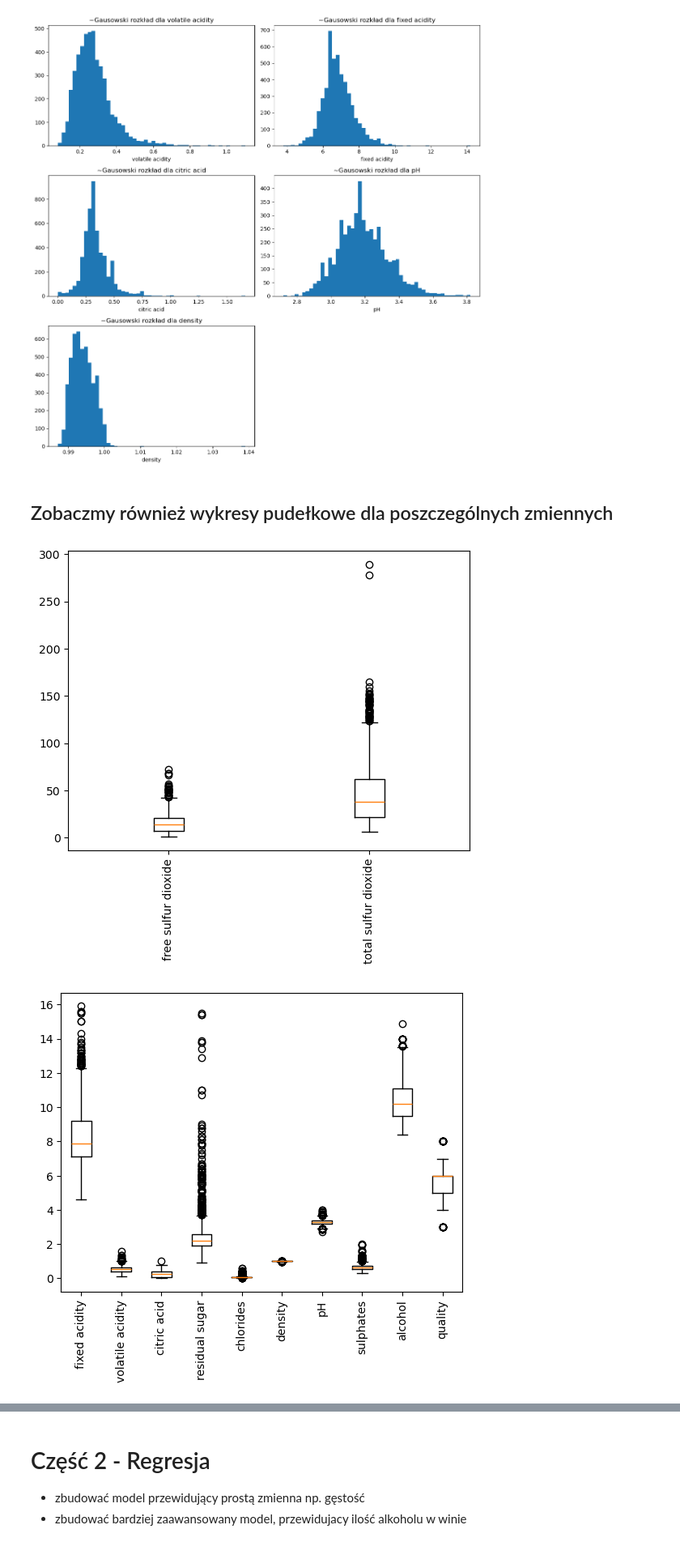
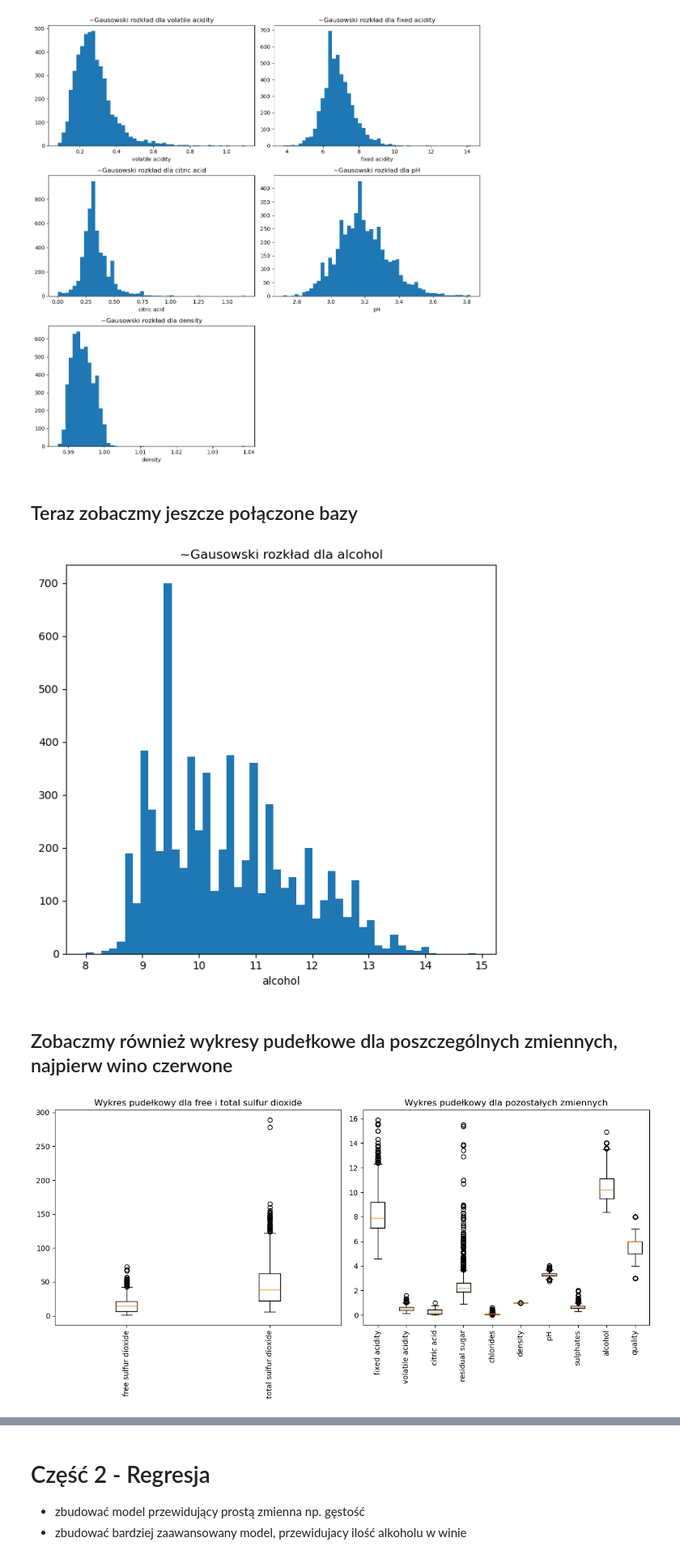
Before and after one commit to JHeczko/dataScience_kurs, a Jupyter notebook: Regression/Advanced/regression_advanced.ipynb, the cells around one changed output, grey strips where cells are left out. Shown at 81% size. Saved outputs shown, nothing was run; the diff lists cells and outputs as text; code cells hidden in the pictures.

```diff
--- a/Regression/Advanced/regression_advanced.ipynb
+++ b/Regression/Advanced/regression_advanced.ipynb
@@ -203,22 +203,51 @@ plt.tight_layout()
 plt.show()
 # %% [output]
 [figure]
+# %% [markdown]
+## Teraz zobaczmy jeszcze połączone bazy
+# %%
+gausian_white = [
+    rwd['alcohol']
+]
+
+fig, axs = plt.subplots(1, 2, figsize=(12, 6))
+axs = axs.flatten()
+
+for i, item in enumerate(gausian_white):
+    axs[i].hist(item, bins=50)
+    axs[i].set_xlabel(item.name)
+    axs[i].set_title(f"~Gausowski rozkład dla {item.name}")
+
+if len(gausian_white) < len(axs):
+    fig.delaxes(axs[len(gausian_white)])
+
+plt.tight_layout()
+
+plt.show()
+# %% [output]
+[figure, added]
 # %% [markdown]
-## Zobaczmy również wykresy pudełkowe dla poszczególnych zmiennych
+## Zobaczmy również wykresy pudełkowe dla poszczególnych zmiennych, najpierw wino czerwone
 # %%
-import matplotlib.pyplot as plt
-data1 = rd[['free sulfur dioxide','total sulfur dioxide']]
-data2 = rd.drop(labels=['free sulfur dioxide','total sulfur dioxide'],axis=1)
+data1 = rd.copy()[['free sulfur dioxide','total sulfur dioxide']]
+data2 = rd.copy().drop(labels=['free sulfur dioxide','total sulfur dioxide'],axis=1)
 
-plt.boxplot(data1.values)
-plt.xticks(ticks=range(1, len(data1.columns) + 1), labels=data1.columns)
-plt.tick_params(axis='x', rotation=90)
+# Ustawienia dla wykresu na jednej stronie
+fig, axes = plt.subplots(1, 2, figsize=(12, 6))  # 1 rząd, 2 kolumny wykresów
+
+# Pierwszy wykres pudełkowy dla data1
+axes[0].boxplot(data1.values)
+axes[0].set_xticks(range(1, len(data1.columns) + 1))
+axes[0].set_xticklabels(data1.columns, rotation=90)
+axes[0].set_title('Wykres pudełkowy dla free i total sulfur dioxide')
+
+# Drugi wykres pudełkowy dla data2
+axes[1].boxplot(data2.values)
+axes[1].set_xticks(range(1, len(data2.columns) + 1))
+axes[1].set_xticklabels(data2.columns, rotation=90)
+axes[1].set_title('Wykres pudełkowy dla pozostałych zmiennych')
+
+plt.tight_layout()  # Dopasowanie layoutu
 plt.show()
-
-plt.boxplot(data2.values)
-plt.xticks(ticks=range(1, len(data2.columns) + 1), labels=data2.columns)
-plt.tick_params(axis='x', rotation=90)
-plt.show()
 # %% [output]
-[figure, old version]
+[figure, new version]
-[figure, removed]
```
Also changed, not shown: parts of 17 cells of this notebook.
